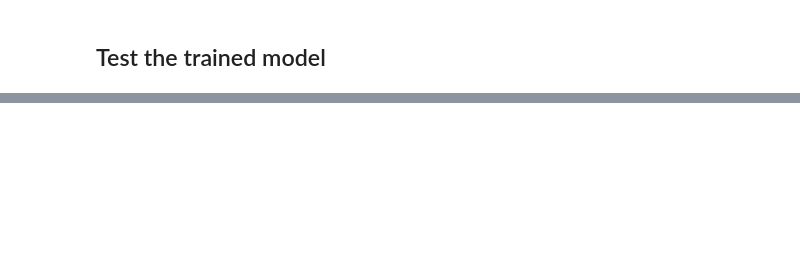
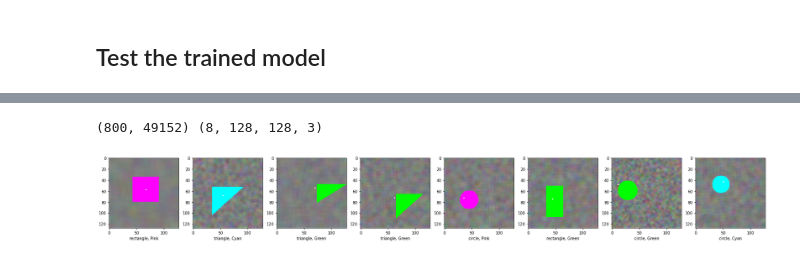
Before and after one commit to fvilmos/multi_task_learning_shape_color_position, a Jupyter notebook: MTL_shape_color_position.ipynb, the cells around one changed output, grey strips where cells are left out. Drawn from its saved outputs; the diff is of its cells as text; code cells hidden in the pictures; blank space fills up the shorter version.

```diff
--- a/MTL_shape_color_position.ipynb
+++ b/MTL_shape_color_position.ipynb
@@ -428,0 +349,18 @@ rectangle, triangle, rectangle, triangle, triangle, triangle, triangle, rectangl
+# %%
+# load traned model
+model = keras.models.load_model('model.h5')
+
+tst_nr = 800
+ref_tst_img,tst_pos,tst_stype, tst_scolor = gen_traning_data(samples_nr=tst_nr,obj_max=obj_max_size, obj_min=obj_min_size)
+tst_pos /=128
+
+# normalize images
+X = (ref_tst_img.reshape(tst_nr,-1))/255.
+
+Xr = X.reshape(len(X),128,128,3)
+
+
+# evaluate the model
+print("Model performace on test data...\n")
+results = model.evaluate(x=Xr,y={'cop_pos':tst_pos,'st_stype':tst_stype,'sc_scolor':tst_scolor}, batch_size=32)
+print("test loss, test acc:", results, "\n")
@@ -428,0 +372,10 @@ rectangle, triangle, rectangle, triangle, triangle, triangle, triangle, rectangl
+# %%
+# do some predictions and plot data
+print (X.shape, Xr[0:8,:,:,:].shape)
+y_pred= model.predict(Xr[0:8,:,:,:])
+
+plot_data(None,ref_tst_img[0:8,:,:,:],y_pred['cop_pos']*128,y_pred['st_stype'],y_pred['sc_scolor'])
+plt.savefig('./info/out1.png')
+# %% [output]
+(800, 49152) (8, 128, 128, 3)
+[figure, added]
```
Also changed, not shown: parts of 21 cells of this notebook, 9 other files.
